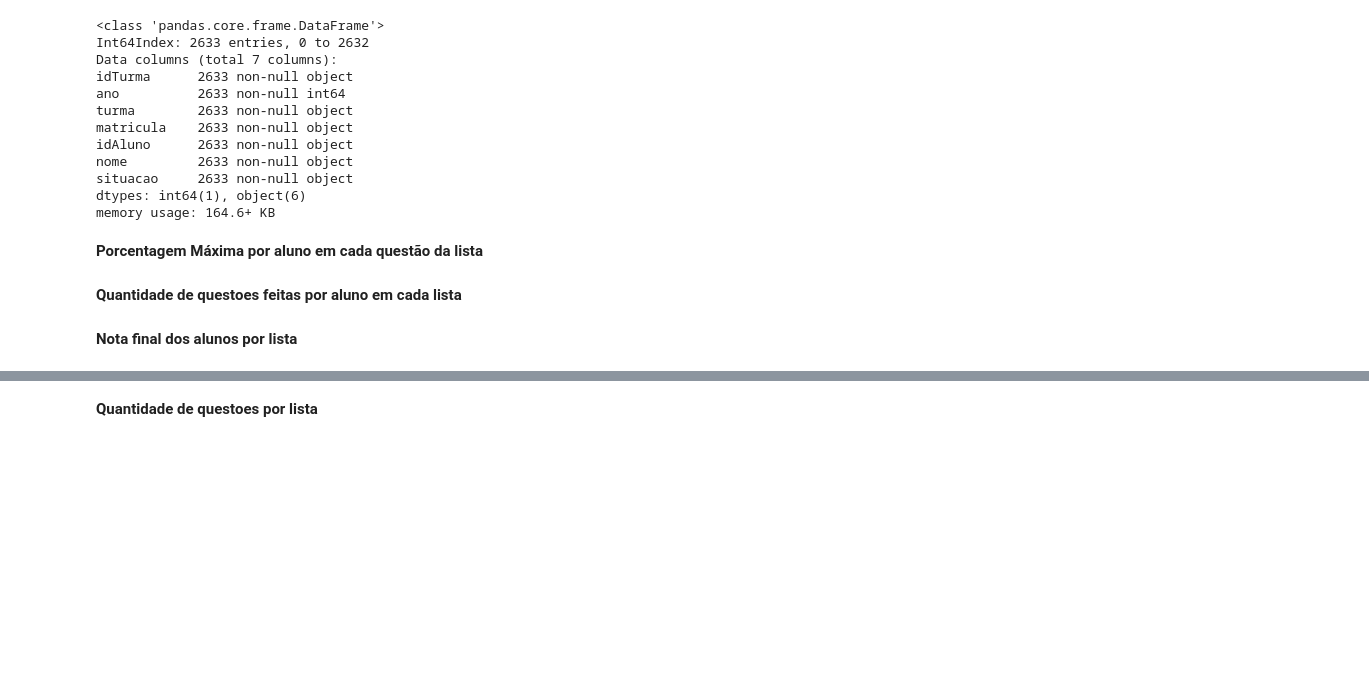
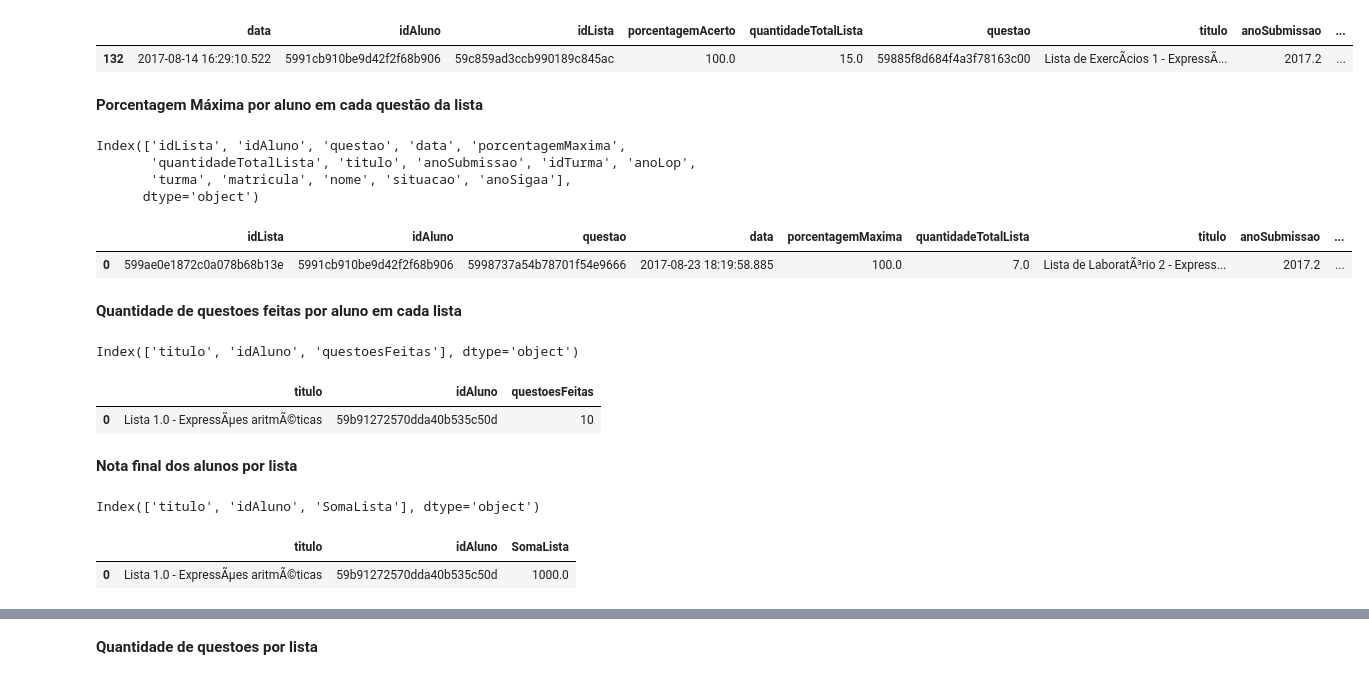
Before and after one commit to repitta/CienciaDeDadosEducacionais, a Jupyter notebook: notas_das_listas_de_LOP.ipynb, the cells around one changed output, grey strips where cells are left out. Drawn from its saved outputs; the diff is of its cells as text; code cells hidden in the pictures; blank space fills up the shorter version.

```diff
--- a/notas_das_listas_de_LOP.ipynb
+++ b/notas_das_listas_de_LOP.ipynb
@@ -81,16 +89,0 @@ Index(['idTurma', 'ano', 'turma', 'matricula', 'idAluno', 'nome', 'situacao'], d
-# %%
-mergeSituacoesSubLista.fillna(0, inplace=True)
-mergeSituacoesSubLista.info()
-# %% [output]
-<class 'pandas.core.frame.DataFrame'>
-Int64Index: 2633 entries, 0 to 2632
-Data columns (total 7 columns):
-idTurma      2633 non-null object
-ano          2633 non-null int64
-turma        2633 non-null object
-matricula    2633 non-null object
-idAluno      2633 non-null object
-nome         2633 non-null object
-situacao     2633 non-null object
-dtypes: int64(1), object(6)
-memory usage: 164.6+ KB
@@ -100,30 +90,65 @@ mergeUseTurmasSubListaM = mergeUseTurmasSubLista.dropna(axis=0, how='any')
+# %%
+#criar um campo extra na tabela submissoes para ter certeza que a submisao pertece ao aluno matricula naquele semestre
+def anosub(data):
+  if data.month >= 8:
+    anoSubmissao = data.year + 0.2
+  else :
+    anoSubmissao = data.year + 0.1
+  return anoSubmissao
+submissoes["anoSubmissao"] = submissoes["data"].apply(anosub)
+# %%
+#juntas as tabelas situacaoUsuario com a tabela de submissoes
+mergeSituacoeUsuariosSubLista = pd.merge(right=mergeSituacoeUsuarios, left = submissoes, on=["idAluno"], how="outer")
+
+#Remover os lixos... Onde o ano da Submissão não for igual ao ano da matricula no sigaa
+#Limpar a tabela para ficar só com as ocorrencias de usuarios que são do mesmo ano da submissao e do sigaa
+mergeSituacoeUsuariosSubLista = mergeSituacoeUsuariosSubLista.loc[mergeSituacoeUsuariosSubLista["anoSigaa"] == mergeSituacoeUsuariosSubLista["anoSubmissao"] ]
+mergeSituacoeUsuariosSubLista.head(1)
+# %% [output]
+|  | data | idAluno | idLista | porcentagemAcerto | quantidadeTotalLista | questao | titulo | anoSubmissao | ... |
+| 132 | 2017-08-14 16:29:10.522 | 5991cb910be9d42f2f68b906 | 59c859ad3ccb990189c845ac | 100.0 | 15.0 | 59885f8d684f4a3f78163c00 | Lista de ExercÃ­cios 1 - ExpressÃ... | 2017.2 | ... |
 # %% [markdown]
 **Porcentagem Máxima por aluno em cada questão da lista**
 # %%
-NotaMaxQuestao = mergeUseTurmasSubListaM.groupby(["idLista","idAluno","questao"]).max()
+NotaMaxQuestao = mergeSituacoeUsuariosSubLista.groupby(["idLista","idAluno","questao"]).max()
 NotaMaxQuestao.rename(columns={"porcentagemAcerto":"porcentagemMaxima"}, inplace=True)
 NotaMaxQuestao = NotaMaxQuestao.reset_index()
 print(NotaMaxQuestao.columns)
 NotaMaxQuestao.head(1)
+# %% [output]
+Index(['idLista', 'idAluno', 'questao', 'data', 'porcentagemMaxima',
+       'quantidadeTotalLista', 'titulo', 'anoSubmissao', 'idTurma', 'anoLop',
+       'turma', 'matricula', 'nome', 'situacao', 'anoSigaa'],
+      dtype='object')
+|  | idLista | idAluno | questao | data | porcentagemMaxima | quantidadeTotalLista | titulo | anoSubmissao | ... |
+| 0 | 599ae0e1872c0a078b68b13e | 5991cb910be9d42f2f68b906 | 5998737a54b78701f54e9666 | 2017-08-23 18:19:58.885 | 100.0 | 7.0 | Lista de LaboratÃ³rio 2 - Express... | 2017.2 | ... |
 # %% [markdown]
 **Quantidade de questoes feitas por aluno em cada lista**
 # %%
 quantidade = NotaMaxQuestao.groupby(["titulo","idAluno"]).count()
-quantidade.rename(columns={"quantidade":"questoesFeitas"}, inplace=True)
+quantidade.rename(columns={"quantidadeTotalLista":"questoesFeitas"}, inplace=True)
 quantidade= quantidade.reset_index()
 quantidade= quantidade[["titulo","idAluno","questoesFeitas"]]
 print(quantidade.columns)
 quantidade.head(1)
+# %% [output]
+Index(['titulo', 'idAluno', 'questoesFeitas'], dtype='object')
+|  | titulo | idAluno | questoesFeitas |
+| 0 | Lista 1.0 - ExpressÃµes aritmÃ©ticas | 59b91272570dda40b535c50d | 10 |
 # %% [markdown]
 **Nota final dos alunos por lista**
 # %%
 NotaLista = NotaMaxQuestao.groupby(["titulo","idAluno"]).sum()
 NotaLista.rename(columns={"porcentagemMaxima":"SomaLista", "quantidade":"questoesFeitas"}, inplace=True)
-NotaLista = NotaLista.drop('ano',axis=1)
+#NotaLista = NotaLista.drop('ano',axis=1)
 NotaLista = NotaLista.reset_index()
 NotaLista = NotaLista[["titulo",'idAluno','SomaLista']]
 print(NotaLista.columns)
 NotaLista.head(1)
+# %% [output]
+Index(['titulo', 'idAluno', 'SomaLista'], dtype='object')
+|  | titulo | idAluno | SomaLista |
+| 0 | Lista 1.0 - ExpressÃµes aritmÃ©ticas | 59b91272570dda40b535c50d | 1000.0 |
 # %%
 mergeQuanNotaLista =  pd.merge(right= quantidade, left = NotaLista, on=['idAluno','titulo'], how="inner")
 print(mergeQuanNotaLista.columns)
```
Also changed, not shown: parts of 9 cells of this notebook.
